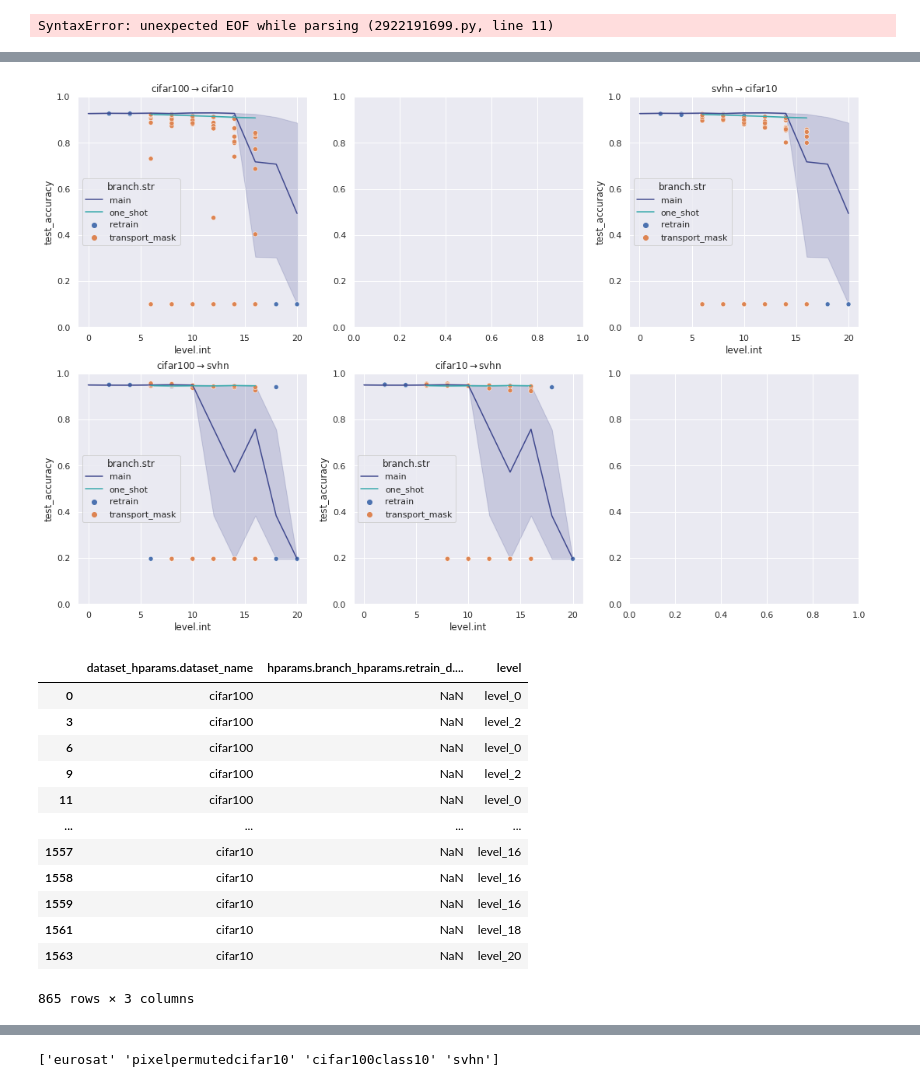
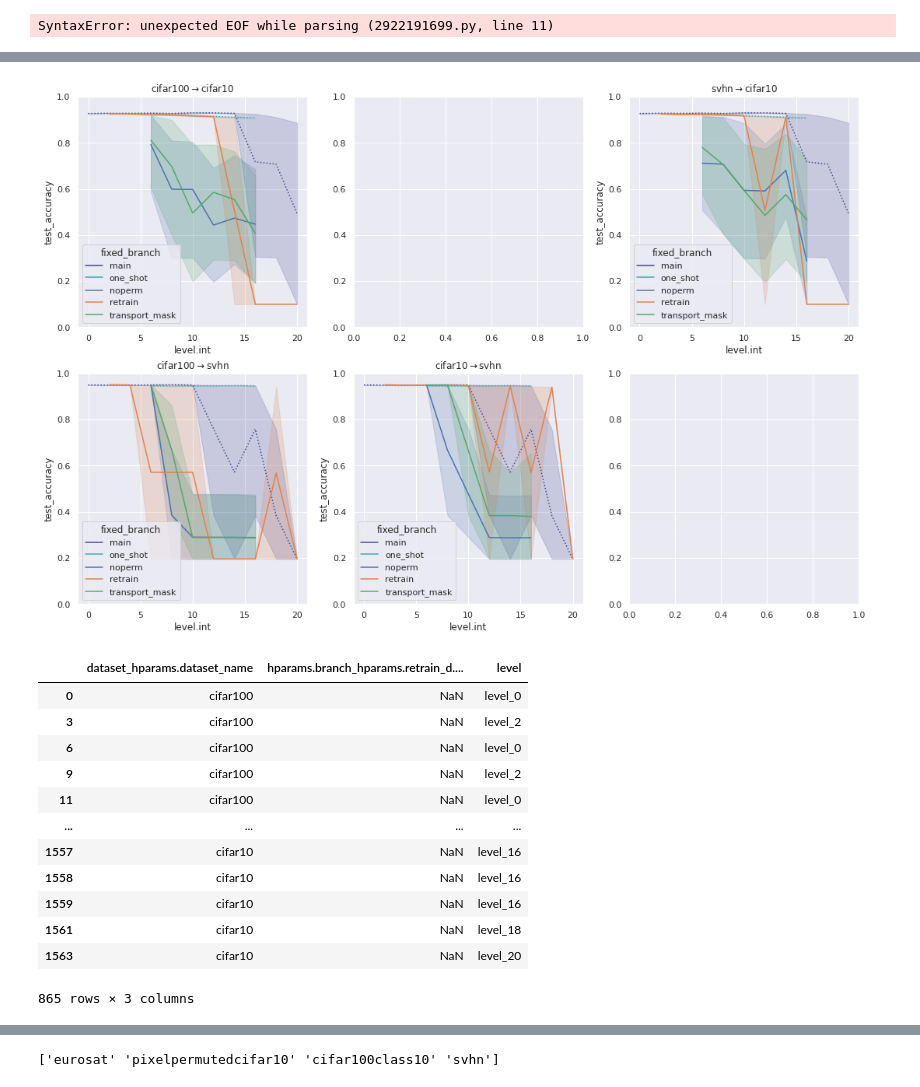
Before and after one commit to devinkwok/nnperm, a Jupyter notebook: plots/cross-task.ipynb, the cells around one changed output, grey strips where cells are left out. Cells and saved outputs as stored; diff of their text form; code cells hidden in the pictures.

Commit message:
FIX separate noperm transport_mask branches

```diff
--- a/plots/cross-task.ipynb
+++ b/plots/cross-task.ipynb
@@ -46,22 +46,26 @@ print(runs[])
 SyntaxError: unexpected EOF while parsing (2922191699.py, line 11)
 # %%
 def get_source_target(x):
-    if x["branch.str"] == "one_shot" or x["branch.str"] == "main":
-        return x["dataset_hparams.dataset_name"], x["dataset_hparams.dataset_name"]
-    if x["branch.str"] == "transport_mask" or x["branch.str"] == "copy_permuted_mask_to_prune":
+    branch = x["branch.str"]
+    if branch == "one_shot" or x["branch.str"] == "main":
+        return x["dataset_hparams.dataset_name"], x["dataset_hparams.dataset_name"], branch
+    if branch == "transport_mask":
+        if x["perm_mask_source.pruning_permutation"] == "None":
+            branch = "noperm"
         path_to_mask = x["perm_mask_source.pruning_mask"]
         try:
             hash = path_to_mask.split("lottery_")[1].split("/")[0]
         except:
             print(x["Path.hash"])
-            return None, None
+            return None, None, branch
         rows = train_dataset.loc[train_dataset["Path.hash"] == hash]
-        return rows["dataset_hparams.dataset_name"].item(), x["dataset_hparams.dataset_name"]
-    if x["branch.str"] == "retrain":
-        return x["dataset_hparams.dataset_name"], x["hparams.branch_hparams.retrain_d.dataset_name"]
-    return None, None
+        return rows["dataset_hparams.dataset_name"].item(), x["dataset_hparams.dataset_name"], branch
+    if branch == "retrain":
+        return x["dataset_hparams.dataset_name"], x["hparams.branch_hparams.retrain_d.dataset_name"], branch
+    return None, None, branch
 
 runs["source_dataset"] = runs.apply(lambda x: get_source_target(x)[0], axis=1)
 runs["target_dataset"] = runs.apply(lambda x: get_source_target(x)[1], axis=1)
-runs[~runs["target_dataset"].isna()][["source_dataset", "target_dataset"]]
+runs["fixed_branch"] = runs.apply(lambda x: get_source_target(x)[2], axis=1)
+runs[~runs["target_dataset"].isna()][["source_dataset", "target_dataset", "fixed_branch"]]
 # %% [output]
@@ -81,28 +85,28 @@ runs[~runs["target_dataset"].isna()][["source_dataset", "target_dataset"]]
 # %%
 targets = ["cifar10", "svhn"]
 sources = ["cifar100", "cifar10", "svhn"]
 sns.set(rc={'figure.figsize':(len(sources) * 6, len(targets) * 6)})
 for model in ["cifar_vgg_16"]:
     i = 1
     for target in targets:
         for source in sources:
             ax = plt.subplot(len(targets), len(sources), i)
             i += 1
             if target == source:
                 continue
-            baseline = runs[(runs["model_hparams.model_name"] == model) & (runs["branch.str"].isin(["main", "one_shot"])) & (runs["target_dataset"] == target)]
+            baseline = runs[(runs["model_hparams.model_name"] == model) & (runs["fixed_branch"].isin(["main", "one_shot"])) & (runs["target_dataset"] == target)]
             subset = runs[(runs["target_dataset"] == target) & (runs["source_dataset"] == source)]
-            baseline = baseline.sort_values("branch.str")
-            subset = subset.sort_values("branch.str")
-            sns.lineplot(data=baseline, x="level.int", y="test_accuracy", hue="branch.str", palette="mako", ax=ax)
-            ax = sns.scatterplot(data=subset, x="level.int", y="test_accuracy", hue="branch.str", ax=ax)
-            # sns.lineplot(data=subset, x="level.int", y="failed_to_train", hue="branch.str", linestyle="dashed", errorbar=None, ax=ax)
+            baseline = baseline.sort_values("fixed_branch")
+            subset = subset.sort_values("fixed_branch")
+            sns.lineplot(data=baseline, x="level.int", y="test_accuracy", hue="fixed_branch", palette="mako", ax=ax, linestyle="dotted")
+            ax = sns.lineplot(data=subset, x="level.int", y="test_accuracy", hue="fixed_branch", ax=ax)
+            # sns.lineplot(data=subset, x="level.int", y="failed_to_train", hue="fixed_branch", linestyle="dashed", errorbar=None, ax=ax)
             ax.set_ylim(0., 1.)
             ax.set_title(source + "$\\rightarrow$" + target)
     plt.show()
 runs[["dataset_hparams.dataset_name", "hparams.branch_hparams.retrain_d.dataset_name", "level"]]
 # %% [output]
-[figure, old version]
+[figure, new version]
 |  | dataset_hparams.dataset_name | hparams.branch_hparams.retrain_d.... | level |
 | 0 | cifar100 | NaN | level_0 |
 | 3 | cifar100 | NaN | level_2 |
```
Also changed, not shown: parts of 3 cells of this notebook.
